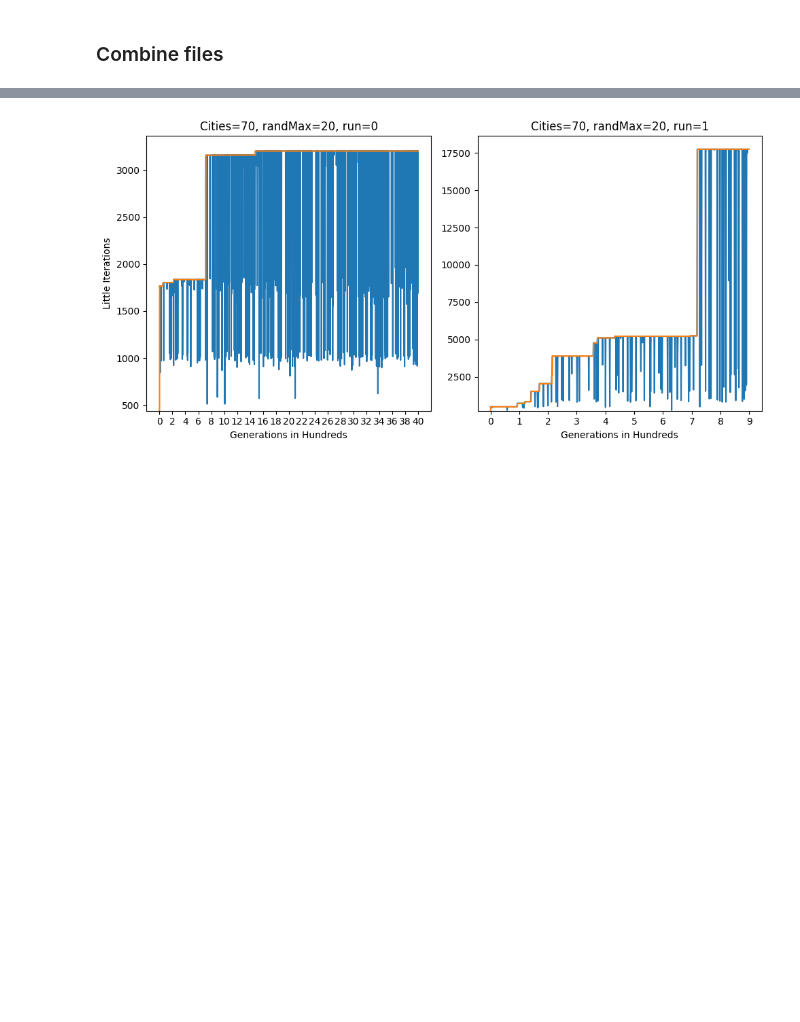
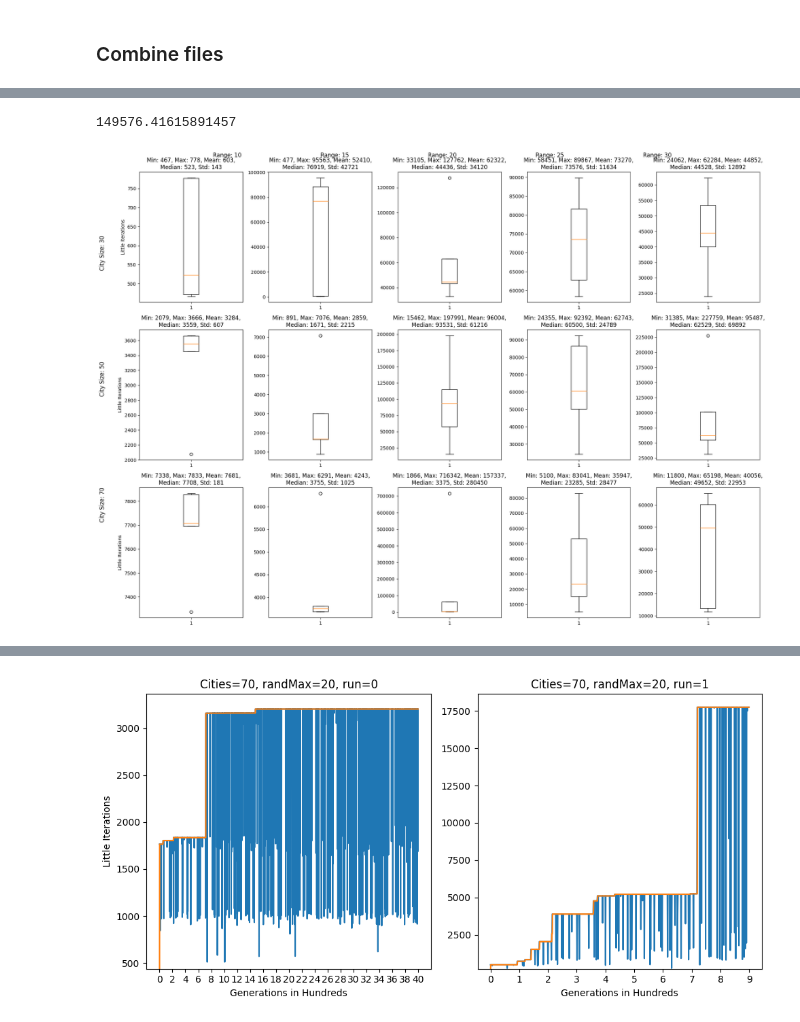
Before and after one commit to WouterKnibbe/ATSP_hillForHard, a Jupyter notebook: Quick Plotting.ipynb, the cells around one changed output, grey strips where cells are left out. Drawn from its saved outputs; the diff is of its cells as text; code cells hidden in the pictures; blank space fills up the shorter version.

```diff
--- a/Quick Plotting.ipynb
+++ b/Quick Plotting.ipynb
@@ -137,0 +227,62 @@ def load_result(file_path):
+# %%
+kek[-1][0]
+# %% [output]
+149576.41615891457
+# %%
+cities = [30, 50, 70]
+ranges = [10, 15, 20, 25, 30]
+results_path = 'Results/'
+runs = [name for name in os.listdir(results_path) if os.path.isdir(os.path.join(results_path, name))]
+
+subplot_rows = len(cities)
+subplot_cols = len(ranges)
+
+fig, axs = plt.subplots(subplot_rows, subplot_cols, figsize=(20, 15))
+
+for i, city in enumerate(cities):
+    for j, range_val in enumerate(ranges):
+        last_y_values = []
+
+        for run in runs:
+            base_path = f"Results/{run}/results{city}_{range_val}"
+            file_paths = [base_path + '.json']
+            part_num = 0
+            while os.path.exists(base_path + f'_{part_num}.json'):
+                file_paths.append(base_path + f'_{part_num}.json')
+                part_num += 1
+
+            loaded = load_result(file_paths[-1])
+            last_y_values.append(list(loaded[-1][1].values())[-1][1])
+
+        ax = axs[i, j] if subplot_rows > 1 and subplot_cols > 1 else axs[max(i, j)]
+
+        # Plot the boxplot for last y values
+        if last_y_values:
+            ax.boxplot(last_y_values)
+            # Calculating statistics
+            stats = np.array(last_y_values)
+            min_val = np.min(stats)
+            max_val = np.max(stats)
+            std_val = np.std(stats)
+            mean_val = np.mean(stats)
+            median_val = np.median(stats)
+            stats_title = (f'Min: {min_val:.0f}, Max: {max_val:.0f}, Mean: {mean_val:.0f},\n'
+                           f'Median: {median_val:.0f}, Std: {std_val:.0f}')
+            ax.set_title(stats_title)
+        else:
+            ax.set_title(f'City {city}, Range {range_val}')
+
+        if j == 0:
+            ax.set_ylabel('Little Iterations')
+
+# Label the rows and columns
+for idx, city in enumerate(cities):
+    fig.text(0.01, 0.75 - idx * 0.25, f'City Size: {city}', va='center', ha='left', rotation='vertical', fontsize=12)
+
+for idx, range_val in enumerate(ranges):
+    fig.text(0.2 + idx * 0.16, 0.95, f'Range: {range_val}', ha='center', va='top', fontsize=12)
+
+plt.tight_layout(rect=[0.03, 0, 1, 0.95])
+plt.show()
+# %% [output]
+[figure, added]
```
Also changed, not shown: parts of 6 cells of this notebook, 1 other file.
